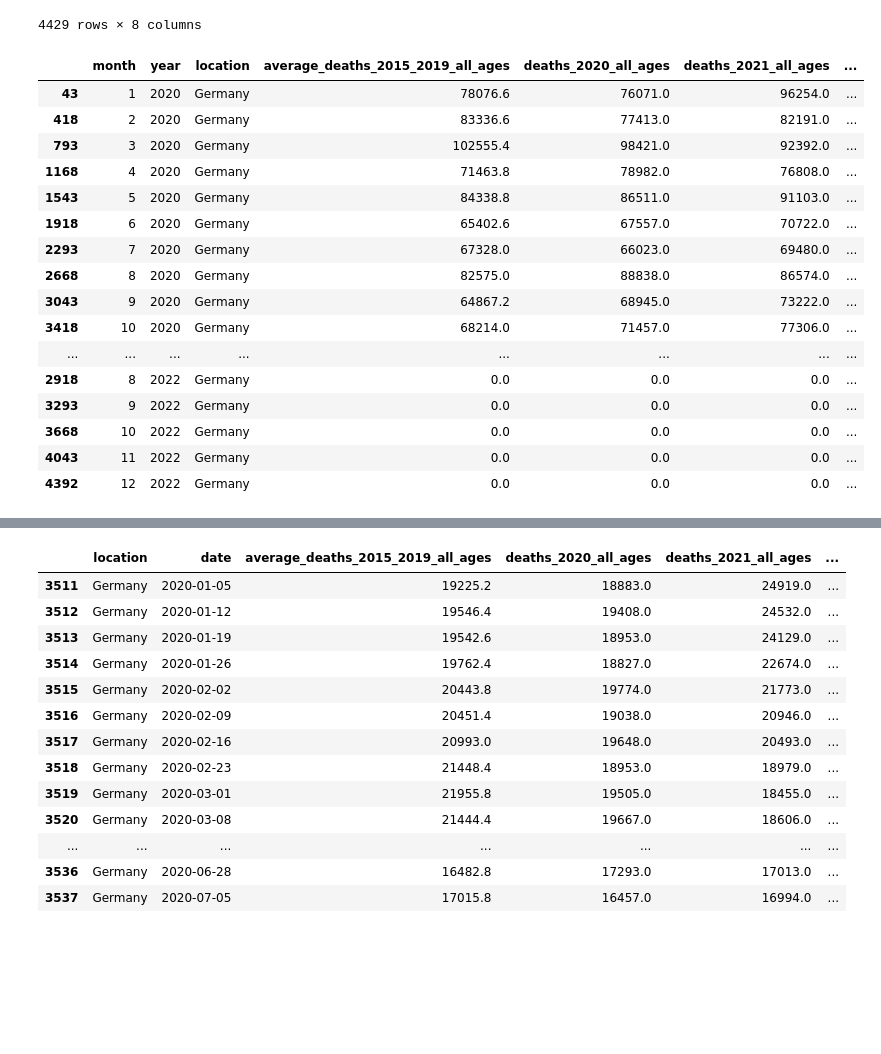
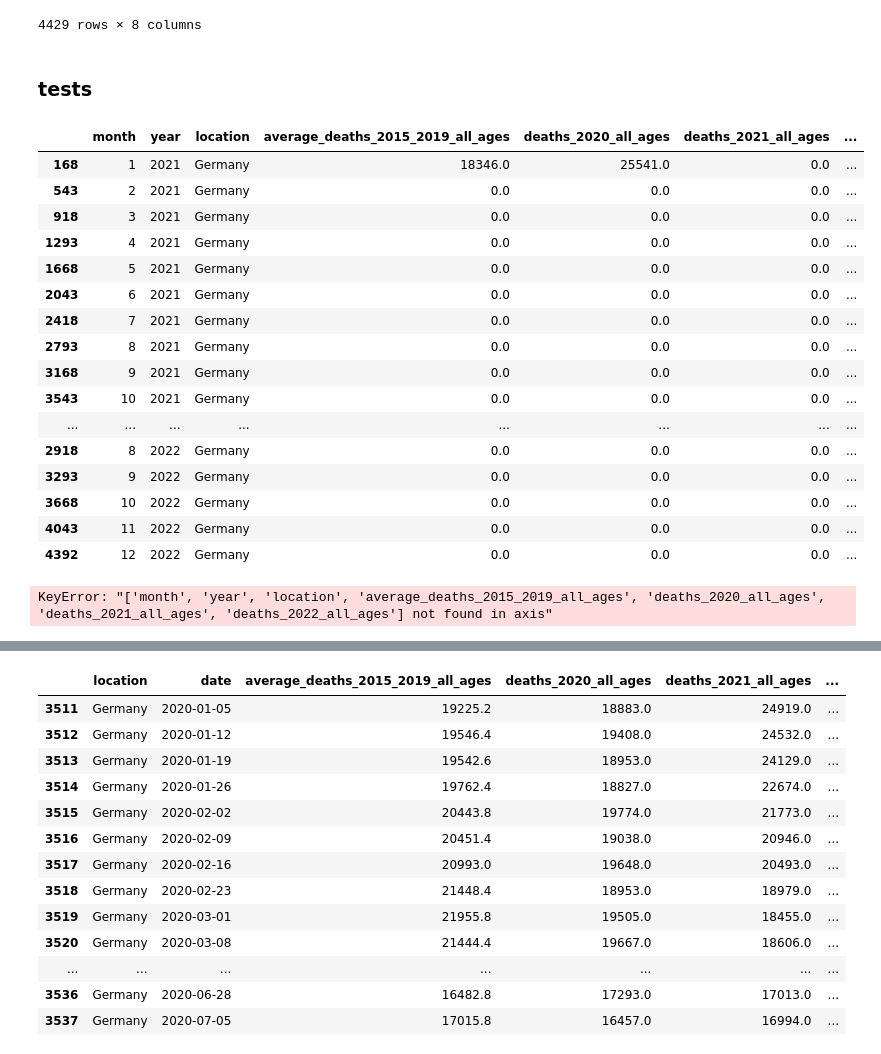
Before and after one commit to moshchev/smart_data, a Jupyter notebook: analyse.ipynb, the cells around one changed output, grey strips where cells are left out. Drawn from its saved outputs; the diff is of its cells as text; code cells hidden in the pictures; blank space fills up the shorter version.

```diff
--- a/analyse.ipynb
+++ b/analyse.ipynb
@@ -335,26 +337,35 @@ result_mort_raw.reset_index()
 | 4427 | 4427 | 12 | 2022 | United Kingdom | 0.00 | 0.0 | 0.0 | ... |
 | 4428 | 4428 | 12 | 2022 | United States | 0.00 | 0.0 | 0.0 | ... |
 4429 rows × 8 columns
+# %% [markdown]
+### tests
 # %%
-result_mort_raw[result_mort_raw['location'] == 'Germany'].sort_values(by=['year','month'])
+test_sterb_raw = result_mort_raw[result_mort_raw['location'] == 'Germany'].sort_values(by=['year','month'])
-# %% [output]
-|  | month | year | location | average_deaths_2015_2019_all_ages | deaths_2020_all_ages | deaths_2021_all_ages | ... |
-| 43 | 1 | 2020 | Germany | 78076.6 | 76071.0 | 96254.0 | ... |
-| 418 | 2 | 2020 | Germany | 83336.6 | 77413.0 | 82191.0 | ... |
-| 793 | 3 | 2020 | Germany | 102555.4 | 98421.0 | 92392.0 | ... |
-| 1168 | 4 | 2020 | Germany | 71463.8 | 78982.0 | 76808.0 | ... |
-| 1543 | 5 | 2020 | Germany | 84338.8 | 86511.0 | 91103.0 | ... |
-| 1918 | 6 | 2020 | Germany | 65402.6 | 67557.0 | 70722.0 | ... |
-| 2293 | 7 | 2020 | Germany | 67328.0 | 66023.0 | 69480.0 | ... |
-| 2668 | 8 | 2020 | Germany | 82575.0 | 88838.0 | 86574.0 | ... |
-| 3043 | 9 | 2020 | Germany | 64867.2 | 68945.0 | 73222.0 | ... |
-| 3418 | 10 | 2020 | Germany | 68214.0 | 71457.0 | 77306.0 | ... |
-| ... | ... | ... | ... | ... | ... | ... | ... |
-| 2918 | 8 | 2022 | Germany | 0.0 | 0.0 | 0.0 | ... |
-| 3293 | 9 | 2022 | Germany | 0.0 | 0.0 | 0.0 | ... |
-| 3668 | 10 | 2022 | Germany | 0.0 | 0.0 | 0.0 | ... |
-| 4043 | 11 | 2022 | Germany | 0.0 | 0.0 | 0.0 | ... |
-| 4392 | 12 | 2022 | Germany | 0.0 | 0.0 | 0.0 | ... |
+# %%
+test_sterb[(test_sterb['year']==2021)|(test_sterb['year']==2022)]
+# %% [output]
+|  | month | year | location | average_deaths_2015_2019_all_ages | deaths_2020_all_ages | deaths_2021_all_ages | ... |
+| 168 | 1 | 2021 | Germany | 18346.0 | 25541.0 | 0.0 | ... |
+| 543 | 2 | 2021 | Germany | 0.0 | 0.0 | 0.0 | ... |
+| 918 | 3 | 2021 | Germany | 0.0 | 0.0 | 0.0 | ... |
+| 1293 | 4 | 2021 | Germany | 0.0 | 0.0 | 0.0 | ... |
+| 1668 | 5 | 2021 | Germany | 0.0 | 0.0 | 0.0 | ... |
+| 2043 | 6 | 2021 | Germany | 0.0 | 0.0 | 0.0 | ... |
+| 2418 | 7 | 2021 | Germany | 0.0 | 0.0 | 0.0 | ... |
+| 2793 | 8 | 2021 | Germany | 0.0 | 0.0 | 0.0 | ... |
+| 3168 | 9 | 2021 | Germany | 0.0 | 0.0 | 0.0 | ... |
+| 3543 | 10 | 2021 | Germany | 0.0 | 0.0 | 0.0 | ... |
+| ... | ... | ... | ... | ... | ... | ... | ... |
+| 2918 | 8 | 2022 | Germany | 0.0 | 0.0 | 0.0 | ... |
+| 3293 | 9 | 2022 | Germany | 0.0 | 0.0 | 0.0 | ... |
+| 3668 | 10 | 2022 | Germany | 0.0 | 0.0 | 0.0 | ... |
+| 4043 | 11 | 2022 | Germany | 0.0 | 0.0 | 0.0 | ... |
+| 4392 | 12 | 2022 | Germany | 0.0 | 0.0 | 0.0 | ... |
+# %%
+test_sterb = test_sterb_raw.drop(index=test_sterb_raw[(test_sterb_raw['year']==2021)|(test_sterb_raw['year']==2022)], inplace=True)
+test_sterb
+# %% [output]
+KeyError: "['month', 'year', 'location', 'average_deaths_2015_2019_all_ages', 'deaths_2020_all_ages', 'deaths_2021_all_ages', 'deaths_2022_all_ages'] not found in axis"
 # %%
 mort_raw[mort_raw['time_unit'] == 'weekly']
 # %% [output]
```
Also changed, not shown: parts of 16 cells of this notebook.
